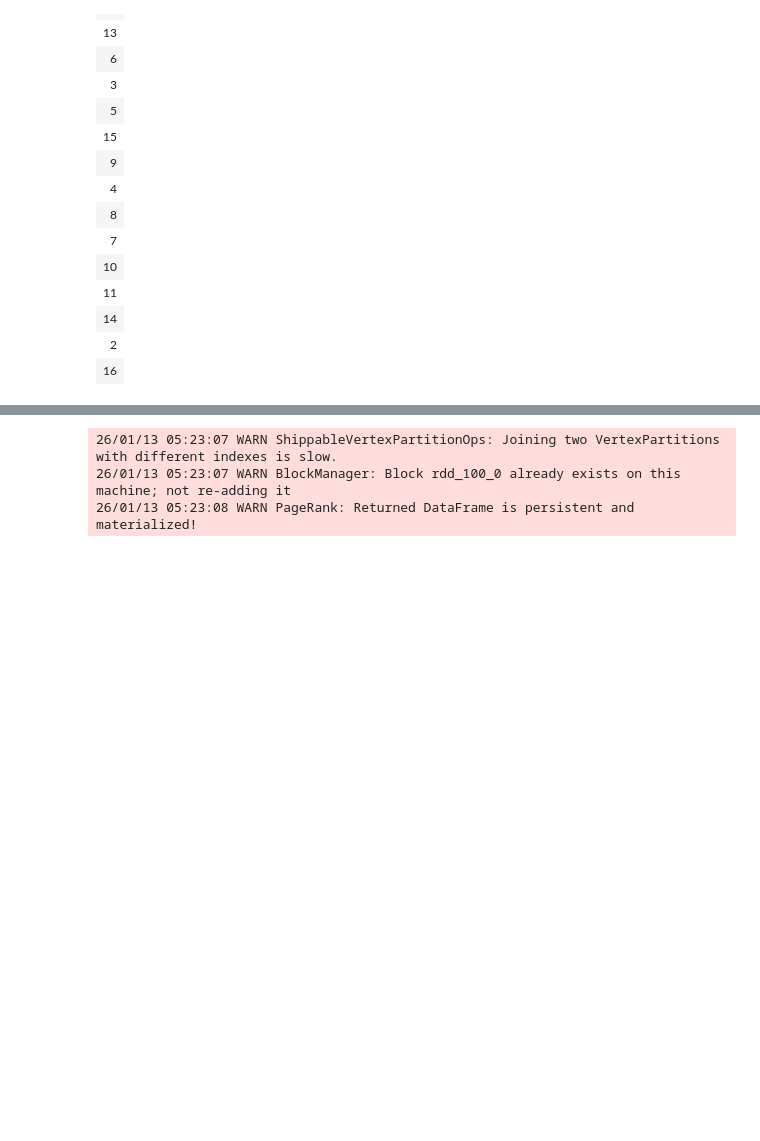
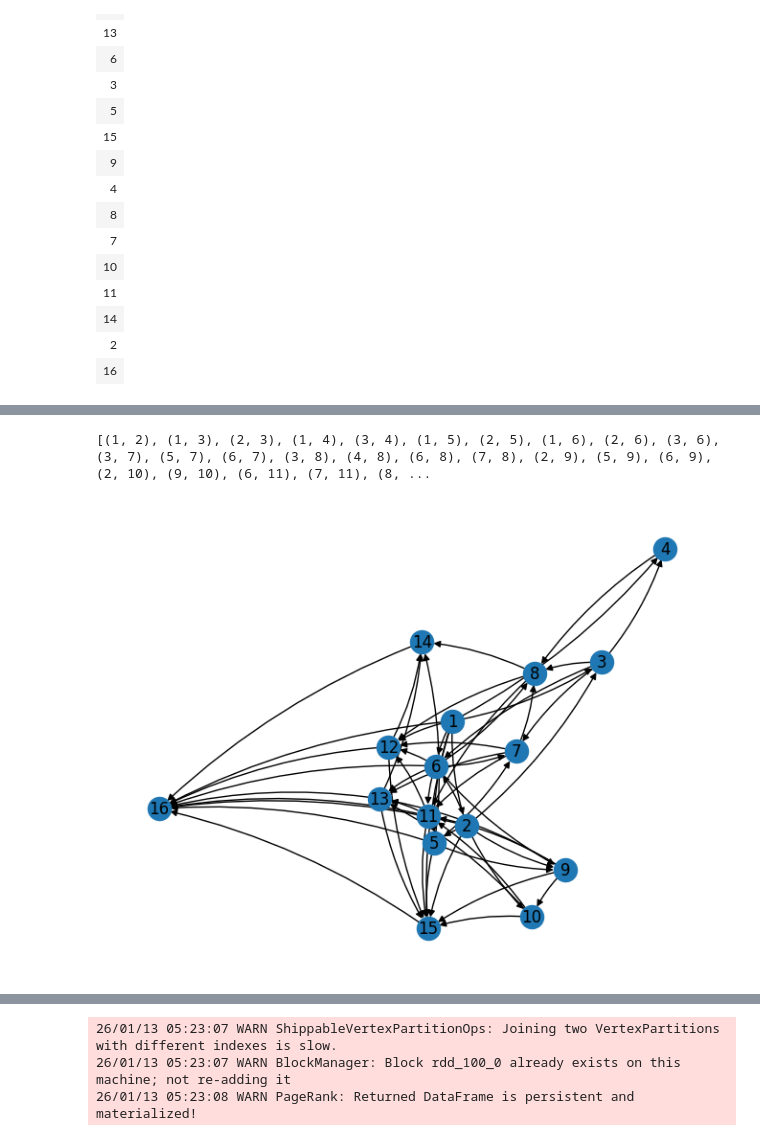
Before and after one commit to prubach/pyspark-graphs, a Jupyter notebook: Graphs - Tribes.ipynb, the cells around one changed output, grey strips where cells are left out. Cells and saved outputs as stored; diff of their text form; code cells hidden in the pictures; blank space fills up the shorter version.

```diff
--- a/Graphs - Tribes.ipynb
+++ b/Graphs - Tribes.ipynb
@@ -123,3 +105,13 @@ nx.draw(nxg, with_labels=True)
+# %%
+my_edges = [ (r.src, r.dst) for r in g.edges.collect()]
+print(my_edges)
+
+nxdg = nx.MultiDiGraph()
+nxdg.add_edges_from(my_edges)
+nx.draw(nxdg, with_labels=True, connectionstyle='arc3, rad=0.1')
+# %% [output]
+[(1, 2), (1, 3), (2, 3), (1, 4), (3, 4), (1, 5), (2, 5), (1, 6), (2, 6), (3, 6), (3, 7), (5, 7), (6, 7), (3, 8), (4, 8), (6, 8), (7, 8), (2, 9), (5, 9), (6, 9), (2, 10), (9, 10), (6, 11), (7, 11), (8, ...
+[figure, added]
 # %%
 from pyvis.network import Network
 from IPython.display import display, HTML
```
Also changed, not shown: parts of 4 cells of this notebook, 5 other files.
